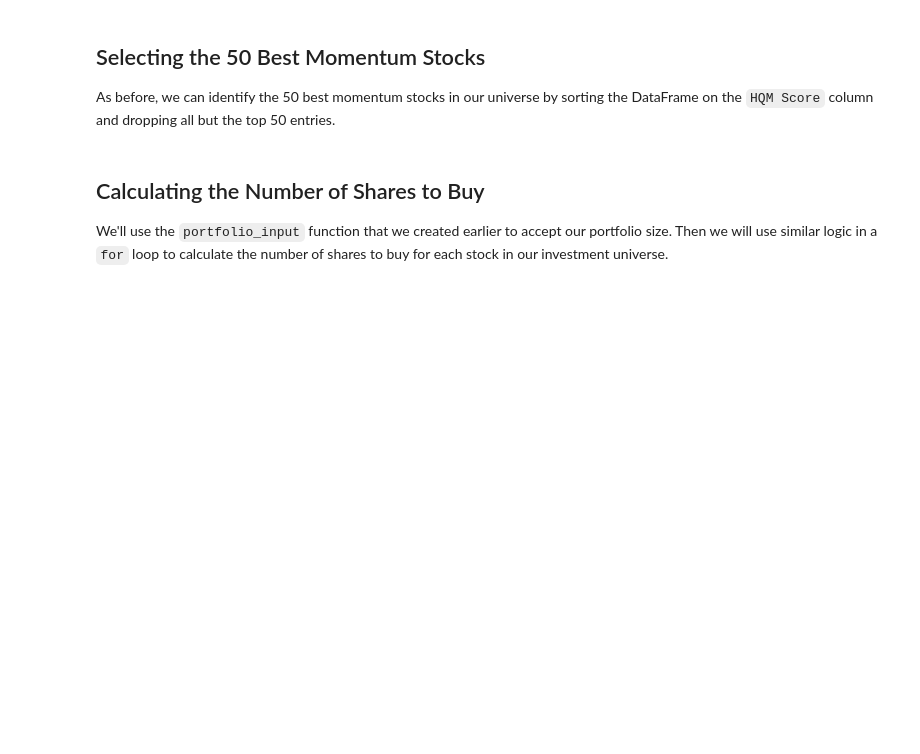
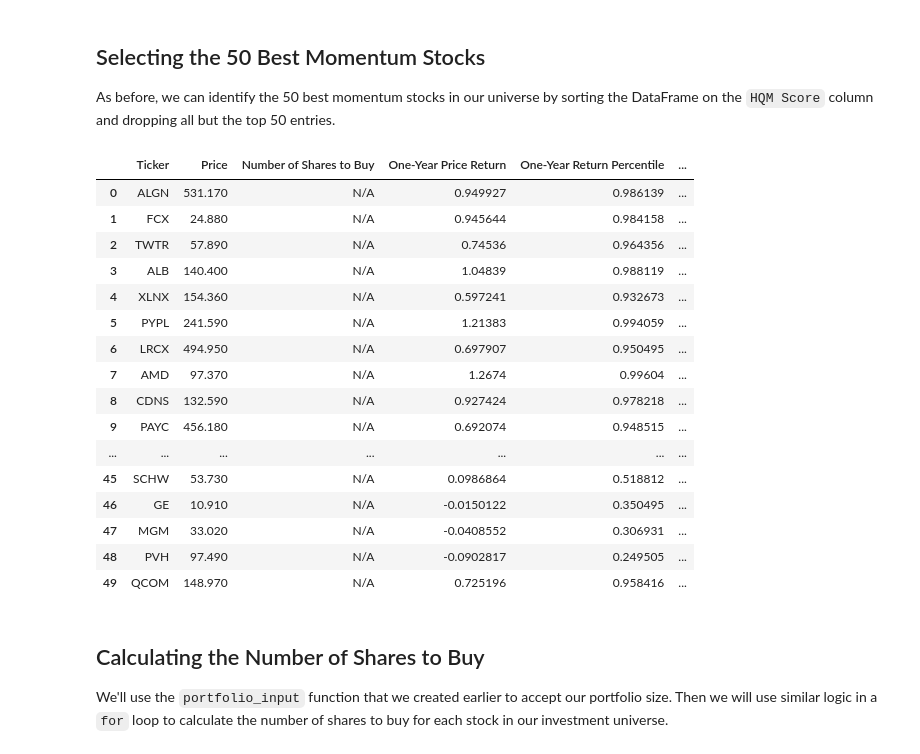
Before and after one commit to peter-j-schmidt/algorithmic-trading-python, a Jupyter notebook: starter_files/002_quantitative_momentum_strategy.ipynb, the cells around one changed output. Drawn from its saved outputs; the diff is of its cells as text; code cells hidden in the pictures; blank space fills up the shorter version.

```diff
--- a/starter_files/002_quantitative_momentum_strategy.ipynb
+++ b/starter_files/002_quantitative_momentum_strategy.ipynb
@@ -202,3 +276,21 @@ We now need to calculate momentum percentile scores for every stock in the unive
 * `One-Month Price Return`
 
 Here's how we'll do this:
+# %%
+time_periods = [
+                'One-Year',
+                'Six-Month',
+                'Three-Month',
+                'One-Month'
+                ]
+for row in hqm_dataframe.index:
+    for time_period in time_periods:
+        if hqm_dataframe.loc[row, f'{time_period} Price Return'] == None:
+            hqm_dataframe.loc[row, f'{time_period} Price Return'] = 0.0
+
+for row in hqm_dataframe.index:
+    for time_period in time_periods:
+
+        hqm_dataframe.loc[row, f'{time_period} Return Percentile'] = stats.percentileofscore(hqm_dataframe[f'{time_period} Price Return'], hqm_dataframe.loc[row, f'{time_period} Price Return'])/100
+
+hqm_dataframe
@@ -210,3 +316,13 @@ We'll now calculate our `HQM Score`, which is the high-quality momentum score th
 The `HQM Score` will be the arithmetic mean of the 4 momentum percentile scores that we calculated in the last section.
 
 To calculate arithmetic mean, we will use the `mean` function from Python's built-in `statistics` module.
+# %%
+from statistics import mean
+
+for row in hqm_dataframe.index:
+    momentum_percentiles = []
+    for time_period in time_periods:
+        momentum_percentiles.append(hqm_dataframe.loc[row, f'{time_period} Return Percentile'])
+    hqm_dataframe.loc[row, 'HQM Score'] = mean(momentum_percentiles)
+
+hqm_dataframe
@@ -214,6 +344,29 @@ To calculate arithmetic mean, we will use the `mean` function from Python's buil
 ## Selecting the 50 Best Momentum Stocks
 
 As before, we can identify the 50 best momentum stocks in our universe by sorting the DataFrame on the `HQM Score` column and dropping all but the top 50 entries.
+# %%
+hqm_dataframe.sort_values('HQM Score', ascending = False, inplace = True)
+hqm_dataframe = hqm_dataframe[:50]
+hqm_dataframe.reset_index(inplace=True, drop=True)
+hqm_dataframe
+# %% [output]
+|  | Ticker | Price | Number of Shares to Buy | One-Year Price Return | One-Year Return Percentile | ... |
+| 0 | ALGN | 531.170 | N/A | 0.949927 | 0.986139 | ... |
+| 1 | FCX | 24.880 | N/A | 0.945644 | 0.984158 | ... |
+| 2 | TWTR | 57.890 | N/A | 0.74536 | 0.964356 | ... |
+| 3 | ALB | 140.400 | N/A | 1.04839 | 0.988119 | ... |
+| 4 | XLNX | 154.360 | N/A | 0.597241 | 0.932673 | ... |
+| 5 | PYPL | 241.590 | N/A | 1.21383 | 0.994059 | ... |
+| 6 | LRCX | 494.950 | N/A | 0.697907 | 0.950495 | ... |
+| 7 | AMD | 97.370 | N/A | 1.2674 | 0.99604 | ... |
+| 8 | CDNS | 132.590 | N/A | 0.927424 | 0.978218 | ... |
+| 9 | PAYC | 456.180 | N/A | 0.692074 | 0.948515 | ... |
+| ... | ... | ... | ... | ... | ... | ... |
+| 45 | SCHW | 53.730 | N/A | 0.0986864 | 0.518812 | ... |
+| 46 | GE | 10.910 | N/A | -0.0150122 | 0.350495 | ... |
+| 47 | MGM | 33.020 | N/A | -0.0408552 | 0.306931 | ... |
+| 48 | PVH | 97.490 | N/A | -0.0902817 | 0.249505 | ... |
+| 49 | QCOM | 148.970 | N/A | 0.725196 | 0.958416 | ... |
 # %% [markdown]
 ## Calculating the Number of Shares to Buy
 
```
Also changed, not shown: parts of 14 cells of this notebook.
